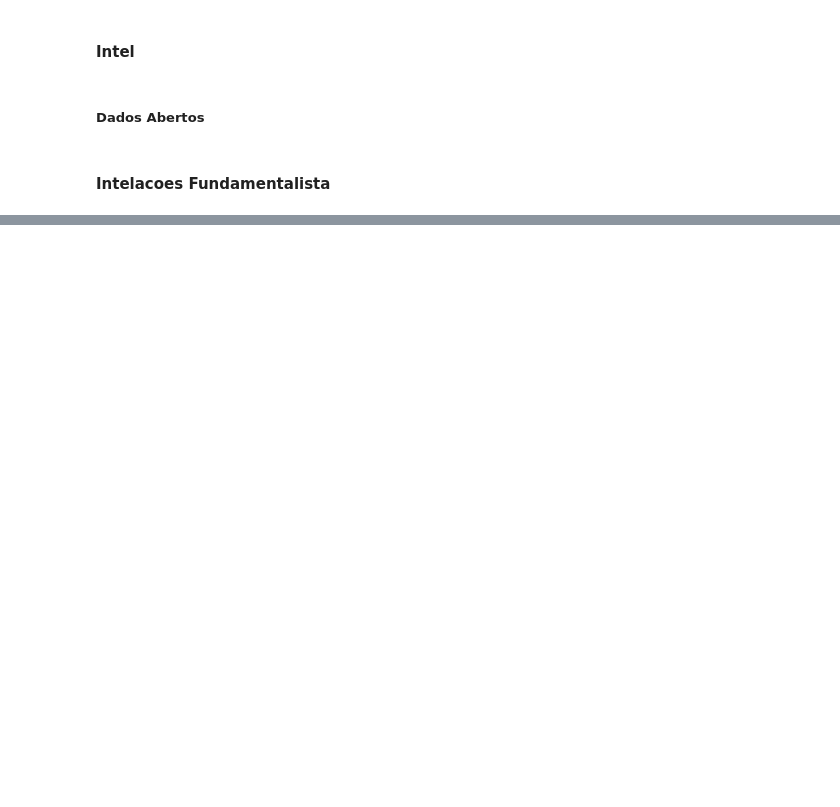
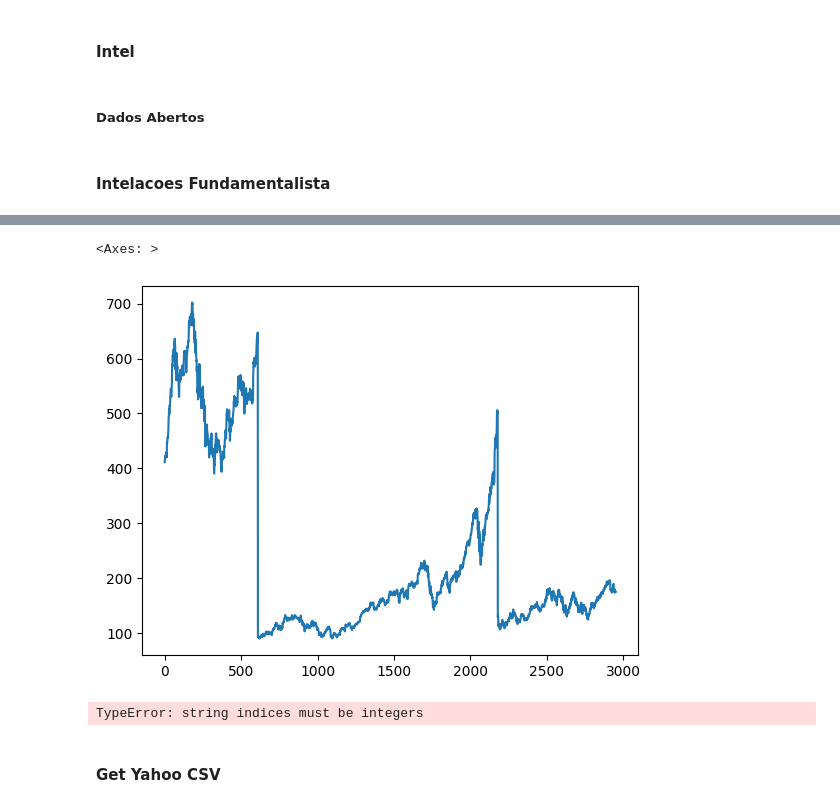
Before and after one commit to faustostangler/DSH, a Jupyter notebook: read_cvm.ipynb, the cells around one changed output, grey strips where cells are left out. Saved outputs shown, nothing was run; the diff lists cells and outputs as text; code cells hidden in the pictures; blank space fills up the shorter version.

```diff
--- a/read_cvm.ipynb
+++ b/read_cvm.ipynb
@@ -697,0 +868,29 @@ dfc[mask][cols].drop_duplicates()
+# %%
+import requests
+
+TIINGO_API_KEY = '591375a6e5852ca48f778902fec322581511c89a'
+url = 'https://api.tiingo.com/tiingo/fundamentals/definitions'
+url = 'https://api.tiingo.com/tiingo/daily/AAPL/prices?startDate=2012-1-1'
+# url = 'https://api.tiingo.com/tiingo/daily/AAPL/prices'
+
+headers = {
+    'Content-Type': 'application/json',
+    'Authorization': 'Token ' + TIINGO_API_KEY
+}
+
+response = requests.get(url, headers=headers)
+
+data = response.json()
+data = pd.DataFrame(data)
+# %%
+data['close'].plot()
+# %% [output]
+<Axes: >
+[figure, added]
+# %%
+df = pdr.DataReader('GE', 'yahoo')
+df
+# %% [output]
+TypeError: string indices must be integers
+# %% [markdown]
+#### Get Yahoo CSV
```
Also changed, not shown: parts of 48 cells of this notebook, 6 other files.
